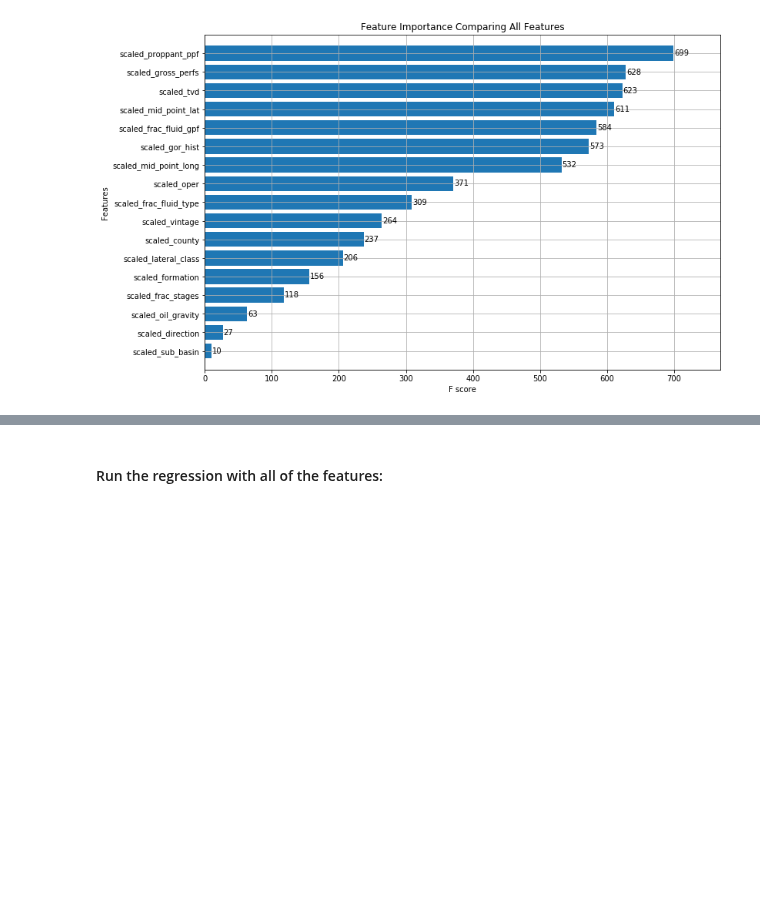
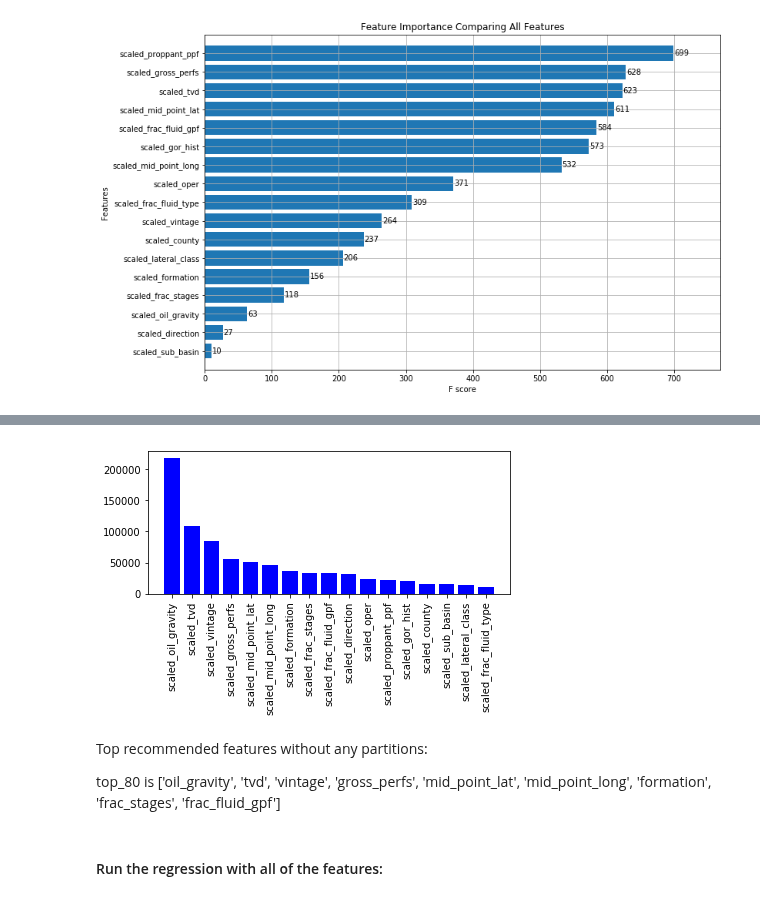
Before and after one commit to duc-analytica/DUC, a Jupyter notebook: ssg_model.ipynb, the cells around one changed output, grey strips where cells are left out. Cells and saved outputs as stored; diff of their text form; code cells hidden in the pictures; blank space fills up the shorter version.

Commit message:
updates to feature selection... using gain

```diff
--- a/ssg_model.ipynb
+++ b/ssg_model.ipynb
@@ -245,0 +346,5 @@ X_vars = ['scaled_proppant_ppf', 'scaled_gross_perfs', 'scaled_gor_hist', 'scale
+# %%
+total = 0
+for i in sorted_list:
+    total += i[1]
+total
@@ -245,0 +353,11 @@ X_vars = ['scaled_proppant_ppf', 'scaled_gross_perfs', 'scaled_gor_hist', 'scale
+# %%
+numerator = 0
+portion = 0
+count = 0
+for i in sorted_list:
+    if portion < .8:
+        numerator += i[1]
+        count += 1
+        portion = numerator / total
+print('count:', count)
+print('portion:', portion)
@@ -245,0 +395,16 @@ X_vars = ['scaled_proppant_ppf', 'scaled_gross_perfs', 'scaled_gor_hist', 'scale
+# %%
+total = 0
+for i in sorted_list:
+    total += i[1]
+numerator = 0
+portion = 0
+count = 0
+for i in sorted_list:
+    if portion < .8:
+        numerator += i[1]
+        count += 1
+        portion = numerator / total
+top_80 = sorted_list[:count]
+top_80 = [i[0] for i in top_80]
+top_80 = [w.replace('scaled_', '') for w in top_80]
+top_80
@@ -246,3 +463,23 @@ X_vars = ['scaled_proppant_ppf', 'scaled_gross_perfs', 'scaled_gor_hist', 'scale
+# %%
+label = []
+gain = []
+
+for i in range(len(sorted_list)):
+  label.append(sorted_list[i][0])
+  gain.append(sorted_list[i][1])
+
+indices = np.arange(len(sorted_list))
+plt.bar(indices, gain, color='b')
+plt.xticks(indices, label, rotation='vertical')
+plt.tight_layout()
+plt.show()
+# %% [output]
+[figure, added]
+# %% [markdown]
+Top recommended features without any partitions:
+
+top_80 is ['oil_gravity', 'tvd', 'vintage', 'gross_perfs', 'mid_point_lat',
+           'mid_point_long', 'formation', 'frac_stages', 'frac_fluid_gpf']
 # %% [markdown]
 #### Run the regression with all of the features:
 # %%
```
Also changed, not shown: parts of 77 cells of this notebook.
